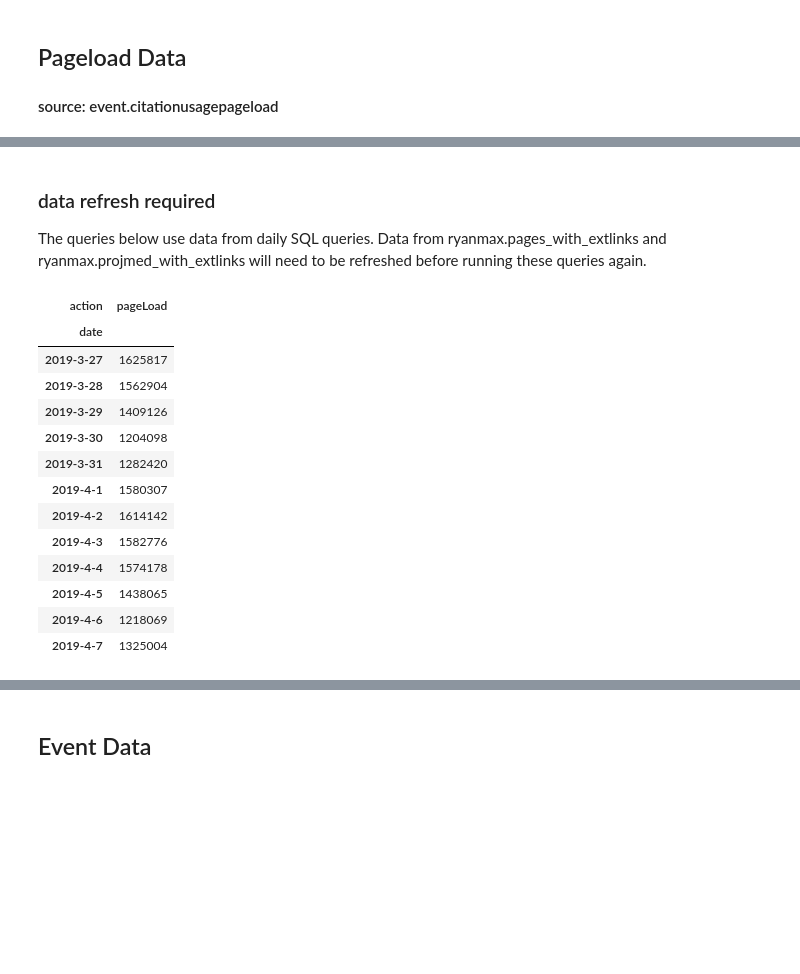
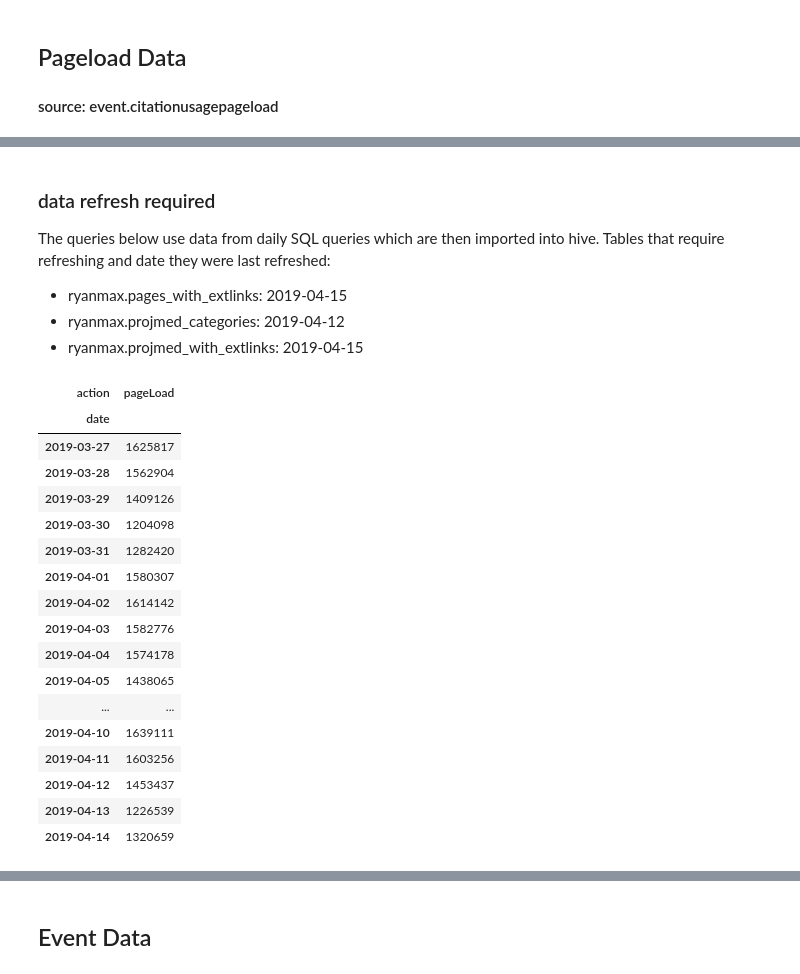
Before and after one commit to elifesciences-publications/wiki-citation-usage, a Jupyter notebook: pageload-event.ipynb, the cells around one changed output, grey strips where cells are left out. Drawn from its saved outputs; the diff is of its cells as text; code cells hidden in the pictures; blank space fills up the shorter version.

```diff
--- a/pageload-event.ipynb
+++ b/pageload-event.ipynb
@@ -26,7 +22,15 @@ def daterange(start_date, end_date):
 # %%
+# required to iterate the range of dates
+def daterange(start_date, end_date):
+    for n in range(int ((end_date - start_date).days)):
+        yield start_date + timedelta(n)
+
 # set date ranges for all queries
 start_date = date(2019, 3, 21)
 end_date = date(2019, 4, 22)
+date_format = '%Y-%m-%d'
+start_date_string = start_date.strftime(date_format)
+end_date_string = end_date.strftime(date_format)
 # %% [markdown]
 ## Citation Usage Overview
 # %%
@@ -120,45 +116,49 @@ pageloads.pivot(index='date', columns='action', values='count')
 # %% [markdown]
 ### data refresh required
-The queries below use data from daily SQL queries. Data from ryanmax.pages_with_extlinks and ryanmax.projmed_with_extlinks will need to be refreshed before running these queries again.
+The queries below use data from daily SQL queries which are then imported into hive. Tables that require refreshing and date they were last refreshed:
+- ryanmax.pages_with_extlinks: 2019-04-15
+- ryanmax.projmed_categories: 2019-04-12
+- ryanmax.projmed_with_extlinks: 2019-04-15
 # %%
 # daily count of pageloads of WP:M pages with external links
+## verified against day-at-a-time version of same query
 pgload_wpm_extl_query = """
-SELECT CONCAT(year, '-', month, '-', day) date, event.action, count(*) count
-FROM event.citationusagepageload
+SELECT to_date(citationusagepageload.dt) date, event.action, count(*) count
+FROM event.citationusagepageload, ryanmax.projmed_with_extlinks
 WHERE wiki = 'enwiki'
-AND event.page_id IN (SELECT page_id FROM ryanmax.projmed_with_extlinks WHERE dt LIKE '{}')
-AND day = {}
-AND month = {}
-AND year = {}
+AND event.page_id = projmed_with_extlinks.page_id
+AND to_date(citationusagepageload.dt) = to_date(projmed_with_extlinks.dt)
+AND to_date(citationusagepageload.dt) >= '{}'
+AND to_date(citationusagepageload.dt) <= '{}'
 AND useragent.is_bot = FALSE
-GROUP BY year, month, day, event.action
-ORDER BY year, month, day
+GROUP BY to_date(citationusagepageload.dt), event.action
+ORDER BY to_date(citationusagepageload.dt)
 """
 
-pgload_wpm_extl_rdd = sc.emptyRDD()
-for d in daterange(start_date, end_date):
-    dt = str(d.year) + '-' + '{0:02d}'.format(d.month) + '-' + '{0:02d}'.format(d.day) + '%'
-    daily_wpm_extl = spark.sql(pgload_wpm_extl_query.format(dt, d.day, d.month, d.year))
-    pgload_wpm_extl_rdd = pgload_wpm_extl_rdd.union(daily_wpm_extl.rdd)
-
-wpm_extl_pageloads_merged = sqlContext.createDataFrame(pgload_wpm_extl_rdd)
-wpm_extl_pageloads = wpm_extl_pageloads_merged.toPandas()
+pgload_wpm_extl = spark.sql(pgload_wpm_extl_query.format(start_date_string, end_date_string))
+pgload_wpm_extl_rdd = pgload_wpm_extl.rdd
+pgload_wpm_extl_df = sqlContext.createDataFrame(pgload_wpm_extl_rdd)
+pgload_wpm_extl_pandas = pgload_wpm_extl_df.toPandas()
 # %%
-wpm_extl_pageloads.pivot(index='date', columns='action', values='count')
+pgload_wpm_extl_pandas.pivot(index='date', columns='action', values='count')
 # %% [output]
 | action | pageLoad |
 | date |  |
-| 2019-3-27 | 1625817 |
-| 2019-3-28 | 1562904 |
-| 2019-3-29 | 1409126 |
-| 2019-3-30 | 1204098 |
-| 2019-3-31 | 1282420 |
-| 2019-4-1 | 1580307 |
-| 2019-4-2 | 1614142 |
-| 2019-4-3 | 1582776 |
-| 2019-4-4 | 1574178 |
-| 2019-4-5 | 1438065 |
-| 2019-4-6 | 1218069 |
-| 2019-4-7 | 1325004 |
+| 2019-03-27 | 1625817 |
+| 2019-03-28 | 1562904 |
+| 2019-03-29 | 1409126 |
+| 2019-03-30 | 1204098 |
+| 2019-03-31 | 1282420 |
+| 2019-04-01 | 1580307 |
+| 2019-04-02 | 1614142 |
+| 2019-04-03 | 1582776 |
+| 2019-04-04 | 1574178 |
+| 2019-04-05 | 1438065 |
+| ... | ... |
+| 2019-04-10 | 1639111 |
+| 2019-04-11 | 1603256 |
+| 2019-04-12 | 1453437 |
+| 2019-04-13 | 1226539 |
+| 2019-04-14 | 1320659 |
 # %%
 # daily count of pageloads of all pages with external links
```
Also changed, not shown: parts of 34 cells of this notebook.
